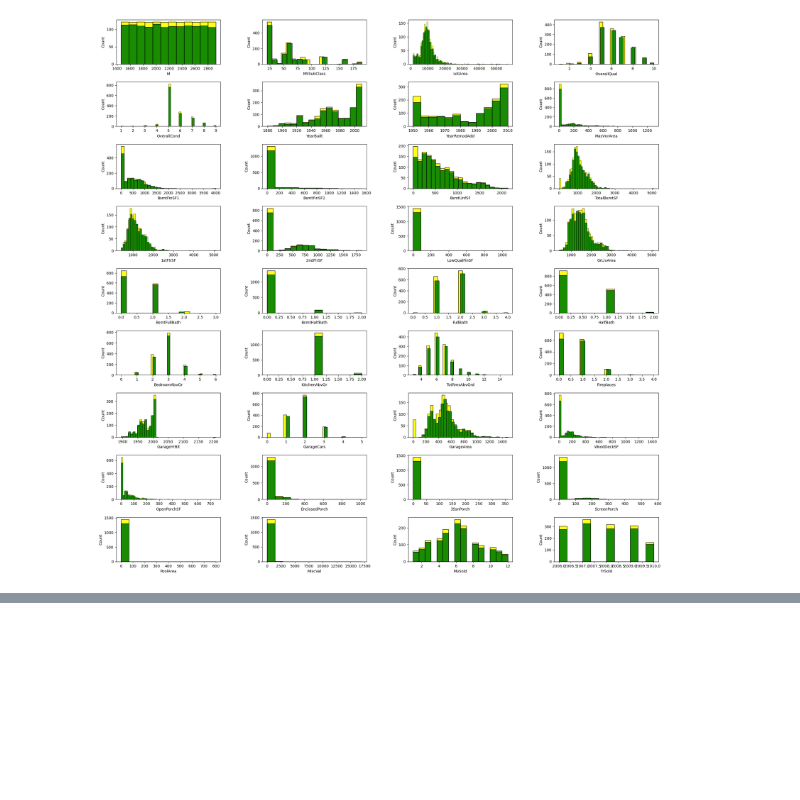
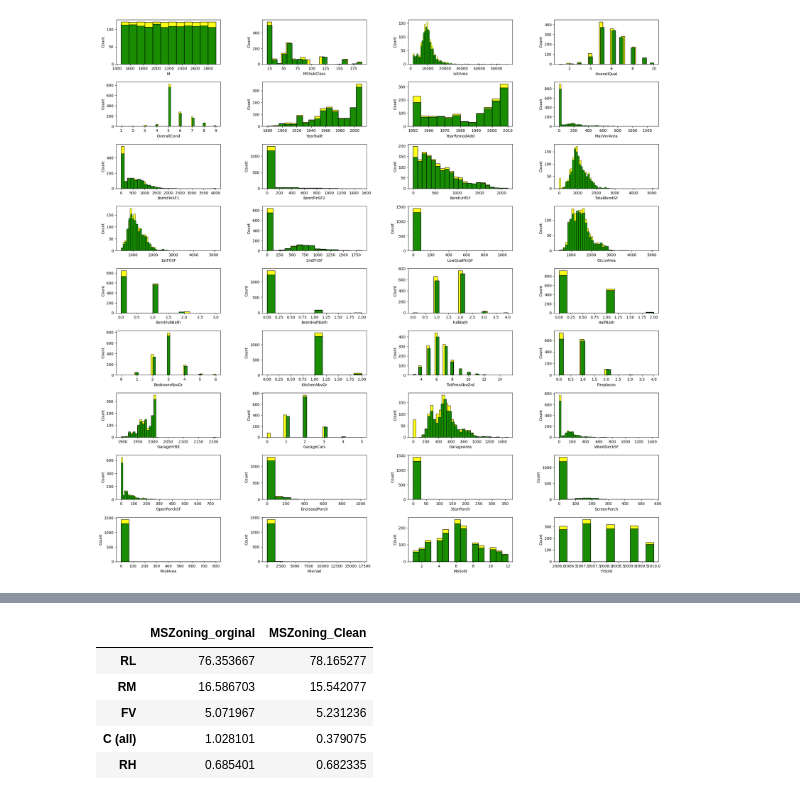
Before and after one commit to yasin-arafat-05/jupyterNotebook, a Jupyter notebook: DataPrepossingAndFeatureEngg/lec08.ipynb, the cells around one changed output, grey strips where cells are left out. Drawn from its saved outputs; the diff is of its cells as text; code cells hidden in the pictures; blank space fills up the shorter version.

```diff
--- a/DataPrepossingAndFeatureEngg/lec08.ipynb
+++ b/DataPrepossingAndFeatureEngg/lec08.ipynb
@@ -288,0 +314,15 @@ for i,var in enumerate(df3_histplot):
+# %%
+def cat_var_dist(var):
+   return pd.concat([
+          df[var].value_counts() / df.shape[0] * 100,
+          df3[var].value_counts() / df3.shape[0] * 100
+          ],axis=1,keys=[var+"_orginal", var+"_Clean"])
+# %%
+cat_var_dist('MSZoning')
+# %% [output]
+|  | MSZoning_orginal | MSZoning_Clean |
+| RL | 76.353667 | 78.165277 |
+| RM | 16.586703 | 15.542077 |
+| FV | 5.071967 | 5.231236 |
+| C (all) | 1.028101 | 0.379075 |
+| RH | 0.685401 | 0.682335 |
```
Also changed, not shown: parts of 4 cells of this notebook, 2 other files.
